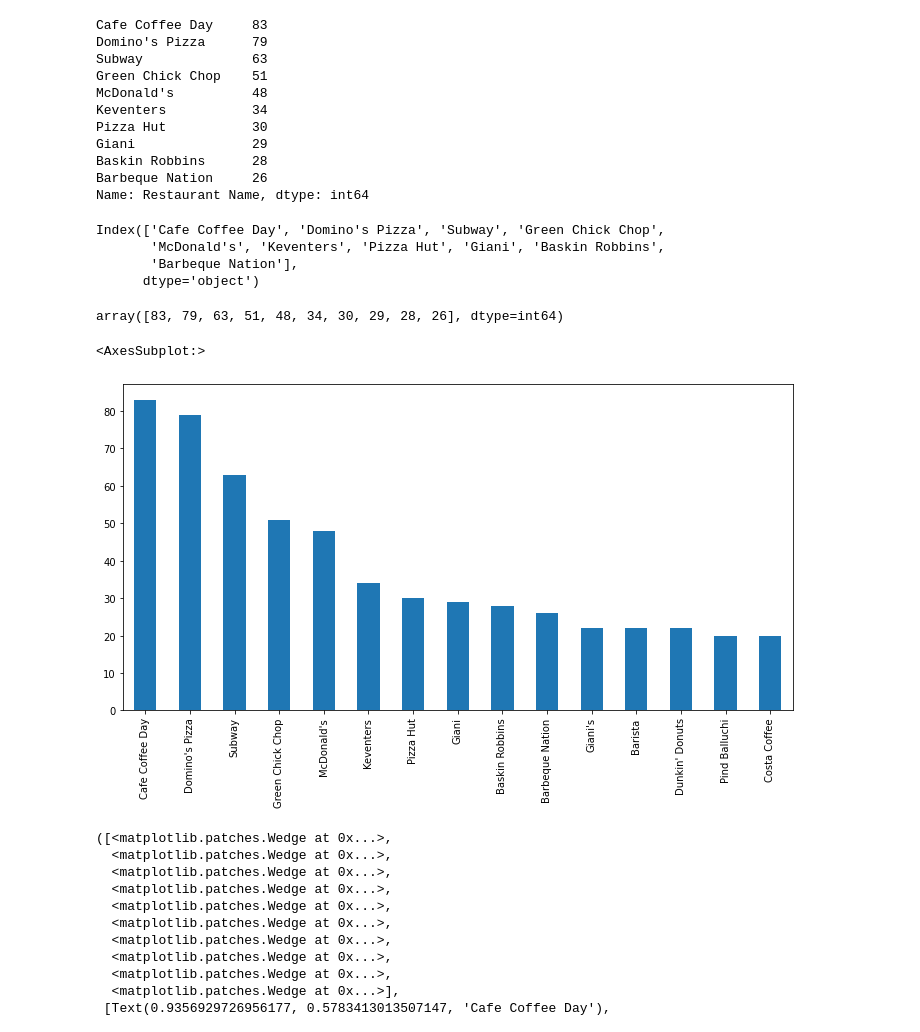
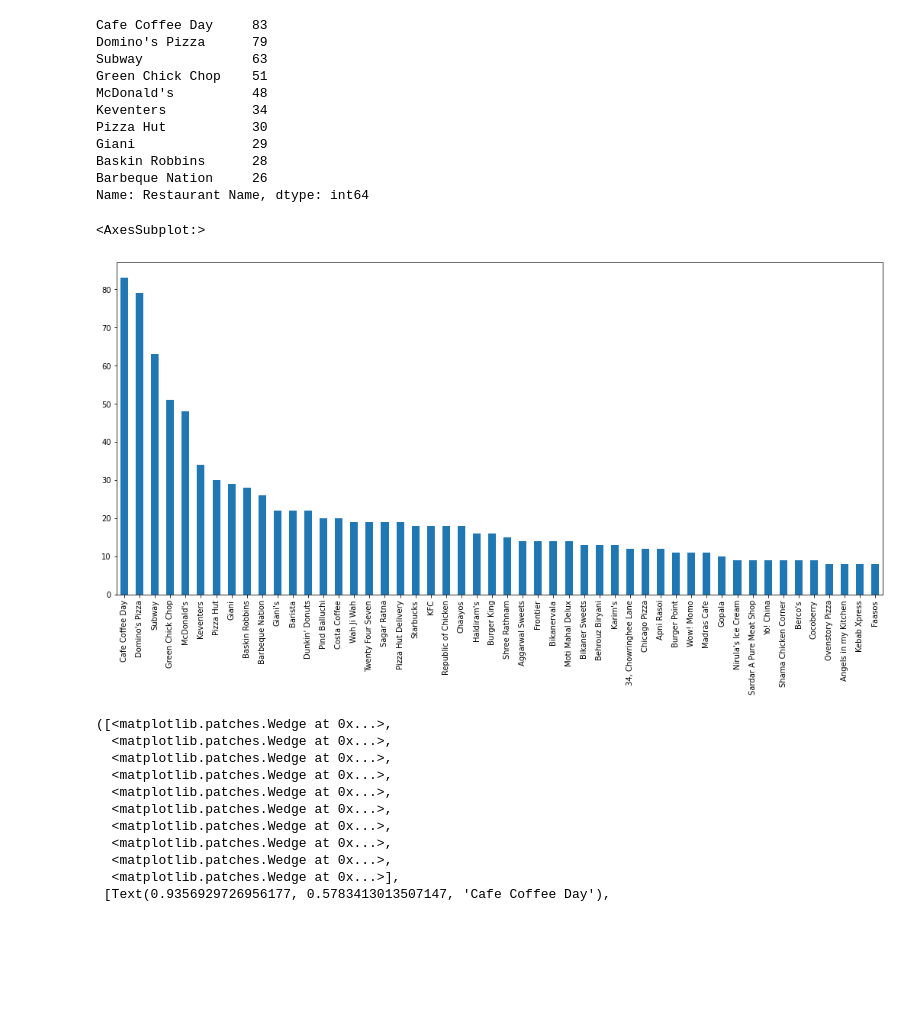
Before and after one commit to gauravsst/Zomato-Data-Analysis, a Jupyter notebook: Zomato Dataset Analysis.ipynb, the cells around one changed output. Drawn from its saved outputs; the diff is of its cells as text; code cells hidden in the pictures; blank space fills up the shorter version.

```diff
--- a/Zomato Dataset Analysis.ipynb
+++ b/Zomato Dataset Analysis.ipynb
@@ -445,22 +414,11 @@ Giani               29
 Baskin Robbins      28
 Barbeque Nation     26
 Name: Restaurant Name, dtype: int64
-# %%
-df2["Restaurant Name"].value_counts().index[:10]
-# %% [output]
-Index(['Cafe Coffee Day', 'Domino's Pizza', 'Subway', 'Green Chick Chop',
-       'McDonald's', 'Keventers', 'Pizza Hut', 'Giani', 'Baskin Robbins',
-       'Barbeque Nation'],
-      dtype='object')
-# %%
-df2["Restaurant Name"].value_counts().values[:10]
-# %% [output]
-array([83, 79, 63, 51, 48, 34, 30, 29, 28, 26], dtype=int64)
 # %%
-df2['Restaurant Name'].value_counts().head(15).plot.bar(figsize =(12,6))
+df2['Restaurant Name'].value_counts().head(50).plot.bar(figsize =(18,8))
 # %% [output]
 <AxesSubplot:>
-[figure, old version]
+[figure, new version]
 # %%
 plt.pie(df2["Restaurant Name"].value_counts().values[:10],labels=df2["Restaurant Name"].value_counts().index[:10],autopct="%1.2f%%")
 # %% [output]
```
Also changed, not shown: parts of 77 cells of this notebook.
